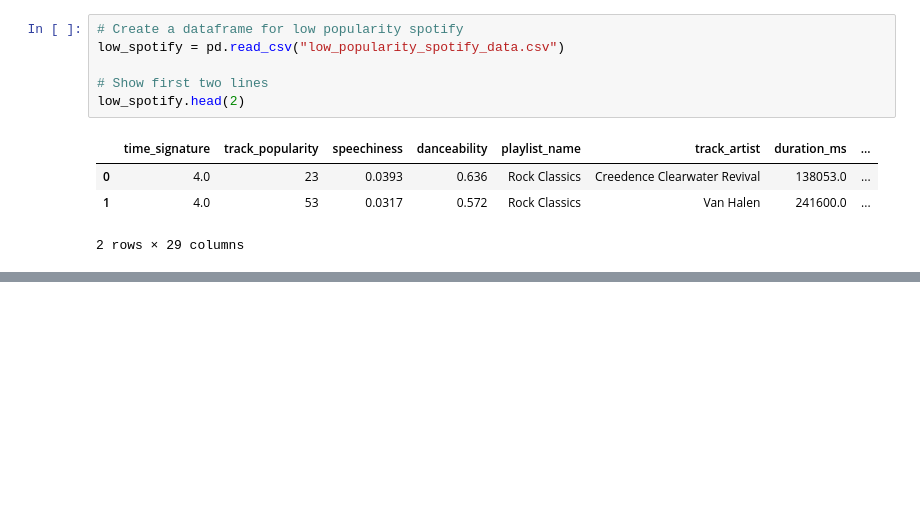
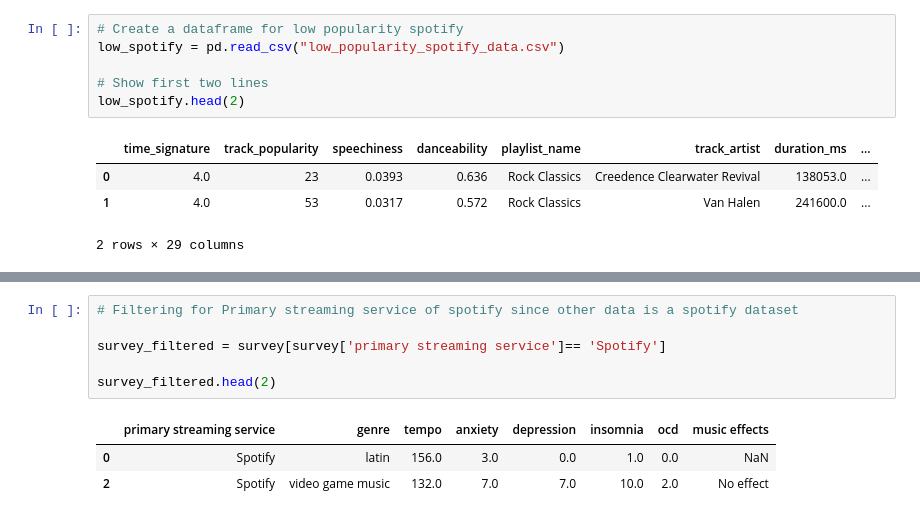
Before and after one commit to luckycarms/Music, a Jupyter notebook: music.ipynb, the cells around one changed output, grey strips where cells are left out. Cells and saved outputs as stored; diff of their text form; blank space fills up the shorter version.

```diff
--- a/music.ipynb
+++ b/music.ipynb
@@ -49,3 +108,13 @@ low_spotify.head(2)
+# %%
+# Filtering for Primary streaming service of spotify since other data is a spotify dataset
+
+survey_filtered = survey[survey['primary streaming service']== 'Spotify']
+
+survey_filtered.head(2)
+# %% [output]
+|  | primary streaming service | genre | tempo | anxiety | depression | insomnia | ocd | music effects |
+| 0 | Spotify | latin | 156.0 | 3.0 | 0.0 | 1.0 | 0.0 | NaN |
+| 2 | Spotify | video game music | 132.0 | 7.0 | 7.0 | 10.0 | 2.0 | No effect |
 # %%
 survey.columns
 # %% [output]
```
Also changed, not shown: parts of 18 cells of this notebook.
